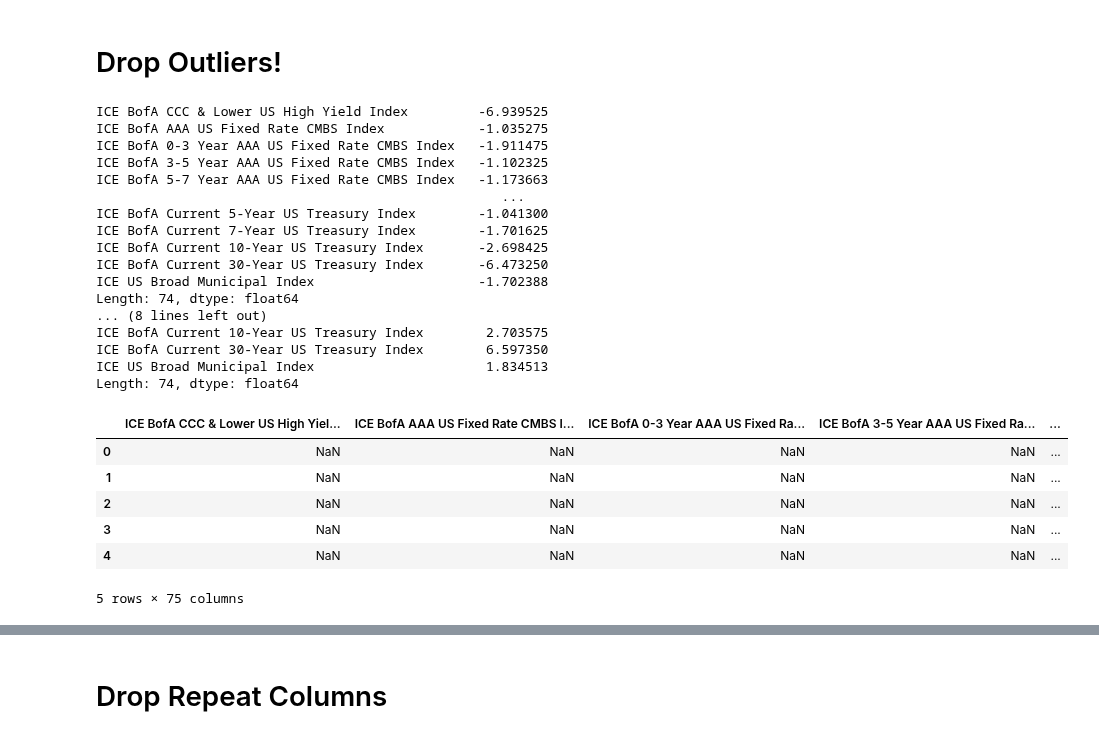
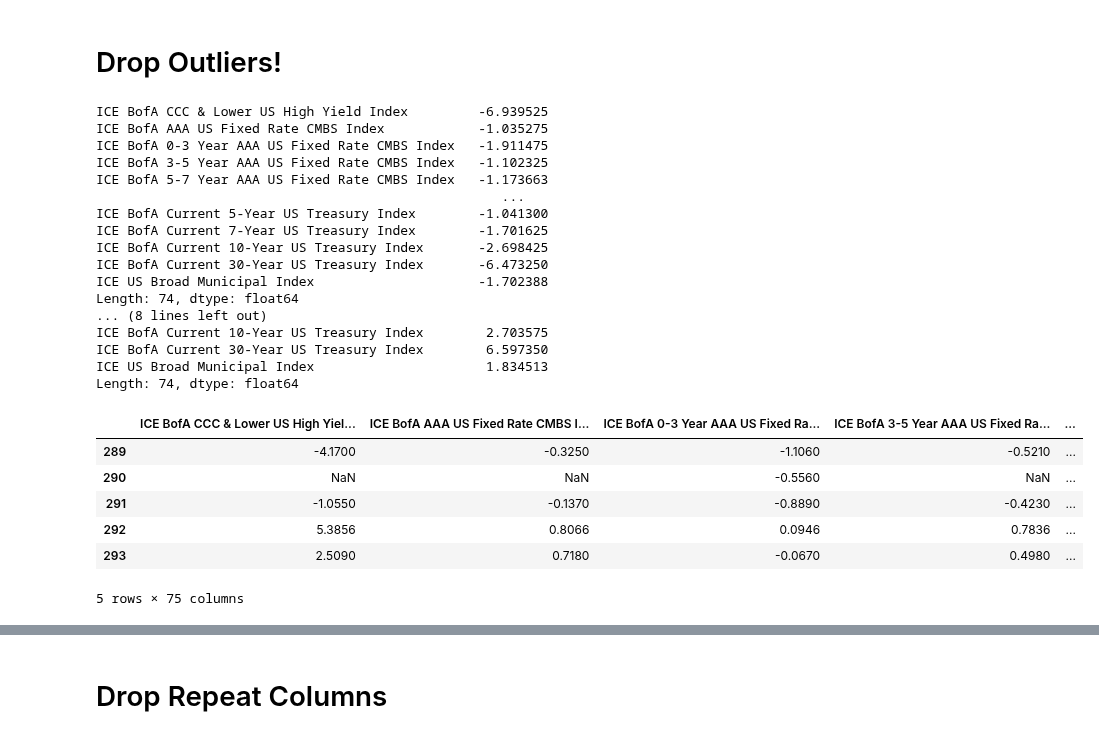
Before and after one commit to valazeinali/BoydWatterson, a Jupyter notebook: BoydWatterson/T-Test Analysis/arseny_project_last.ipynb, the cells around one changed output, grey strips where cells are left out. Cells and saved outputs as stored; diff of their text form; code cells hidden in the pictures.

```diff
--- a/BoydWatterson/T-Test Analysis/arseny_project_last.ipynb
+++ b/BoydWatterson/T-Test Analysis/arseny_project_last.ipynb
@@ -36,39 +36,39 @@ q3 = df.quantile(0.75)
 
 iqr = q3 - q1
 
 lower_bound = q1 -(1.5 * iqr)
 upper_bound = q3 +(1.5 * iqr)
 
 print(lower_bound)
 print(upper_bound)
 
 df = df[(df > lower_bound) & (df < upper_bound)] # gets rid of outliers on Agg Excess Returns
 df['Date'] = df_Date
-df.head()
+df.tail()
 # %% [output]
 ICE BofA CCC & Lower US High Yield Index         -6.939525
 ICE BofA AAA US Fixed Rate CMBS Index            -1.035275
 ICE BofA 0-3 Year AAA US Fixed Rate CMBS Index   -1.911475
 ICE BofA 3-5 Year AAA US Fixed Rate CMBS Index   -1.102325
 ICE BofA 5-7 Year AAA US Fixed Rate CMBS Index   -1.173663
                                                     ...
 ICE BofA Current 5-Year US Treasury Index        -1.041300
 ICE BofA Current 7-Year US Treasury Index        -1.701625
 ICE BofA Current 10-Year US Treasury Index       -2.698425
 ICE BofA Current 30-Year US Treasury Index       -6.473250
 ICE US Broad Municipal Index                     -1.702388
 Length: 74, dtype: float64
 ... (8 lines left out)
 ICE BofA Current 10-Year US Treasury Index        2.703575
 ICE BofA Current 30-Year US Treasury Index        6.597350
 ICE US Broad Municipal Index                      1.834513
 Length: 74, dtype: float64
 |  | ICE BofA CCC & Lower US High Yiel... | ICE BofA AAA US Fixed Rate CMBS I... | ICE BofA 0-3 Year AAA US Fixed Ra... | ICE BofA 3-5 Year AAA US Fixed Ra... | ... |
-| 0 | NaN | NaN | NaN | NaN | ... |
-| 1 | NaN | NaN | NaN | NaN | ... |
-| 2 | NaN | NaN | NaN | NaN | ... |
-| 3 | NaN | NaN | NaN | NaN | ... |
-| 4 | NaN | NaN | NaN | NaN | ... |
+| 289 | -4.1700 | -0.3250 | -1.1060 | -0.5210 | ... |
+| 290 | NaN | NaN | -0.5560 | NaN | ... |
+| 291 | -1.0550 | -0.1370 | -0.8890 | -0.4230 | ... |
+| 292 | 5.3856 | 0.8066 | 0.0946 | 0.7836 | ... |
+| 293 | 2.5090 | 0.7180 | -0.0670 | 0.4980 | ... |
 5 rows × 75 columns
 # %%
 df1 = df.drop(columns = ['Date'])
```
Also changed, not shown: parts of 25 cells of this notebook.
